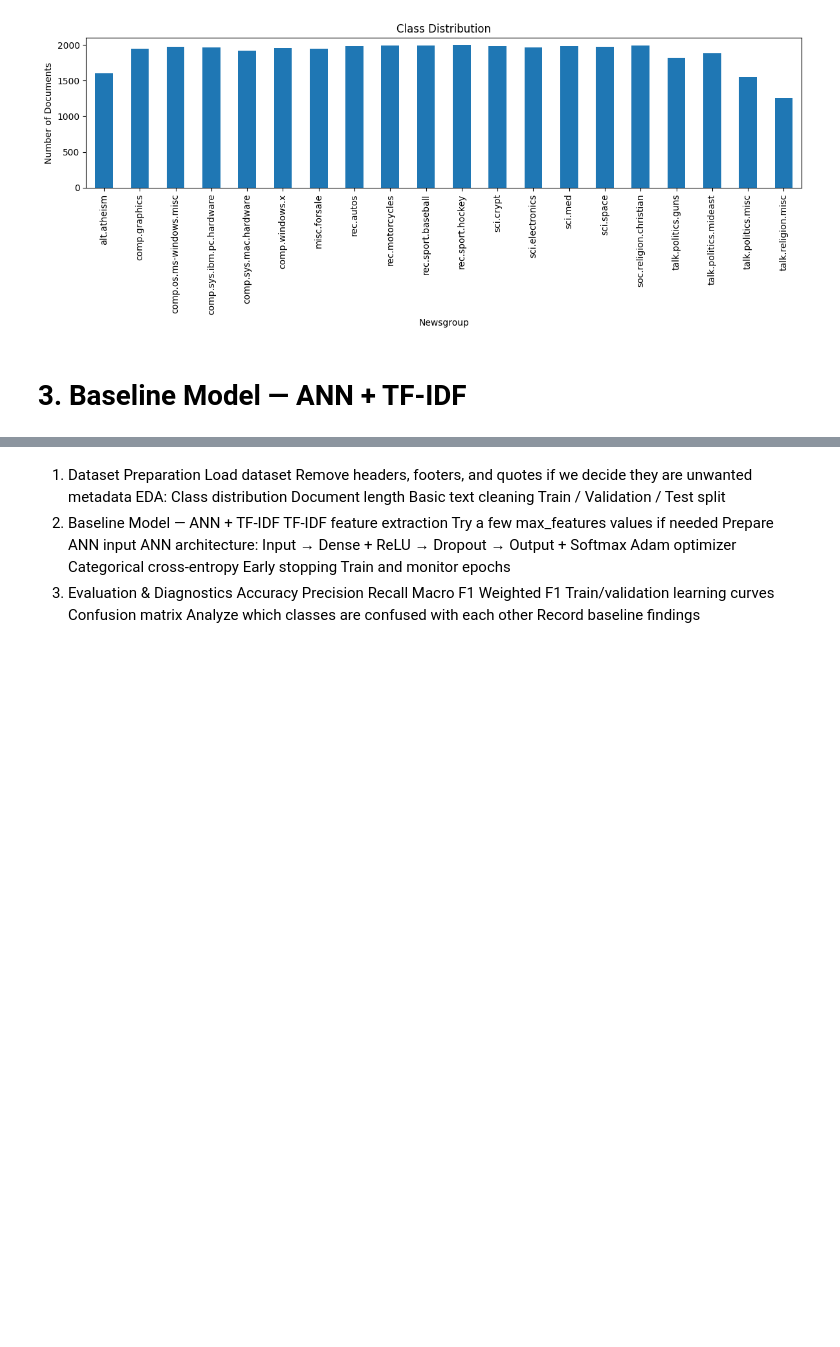
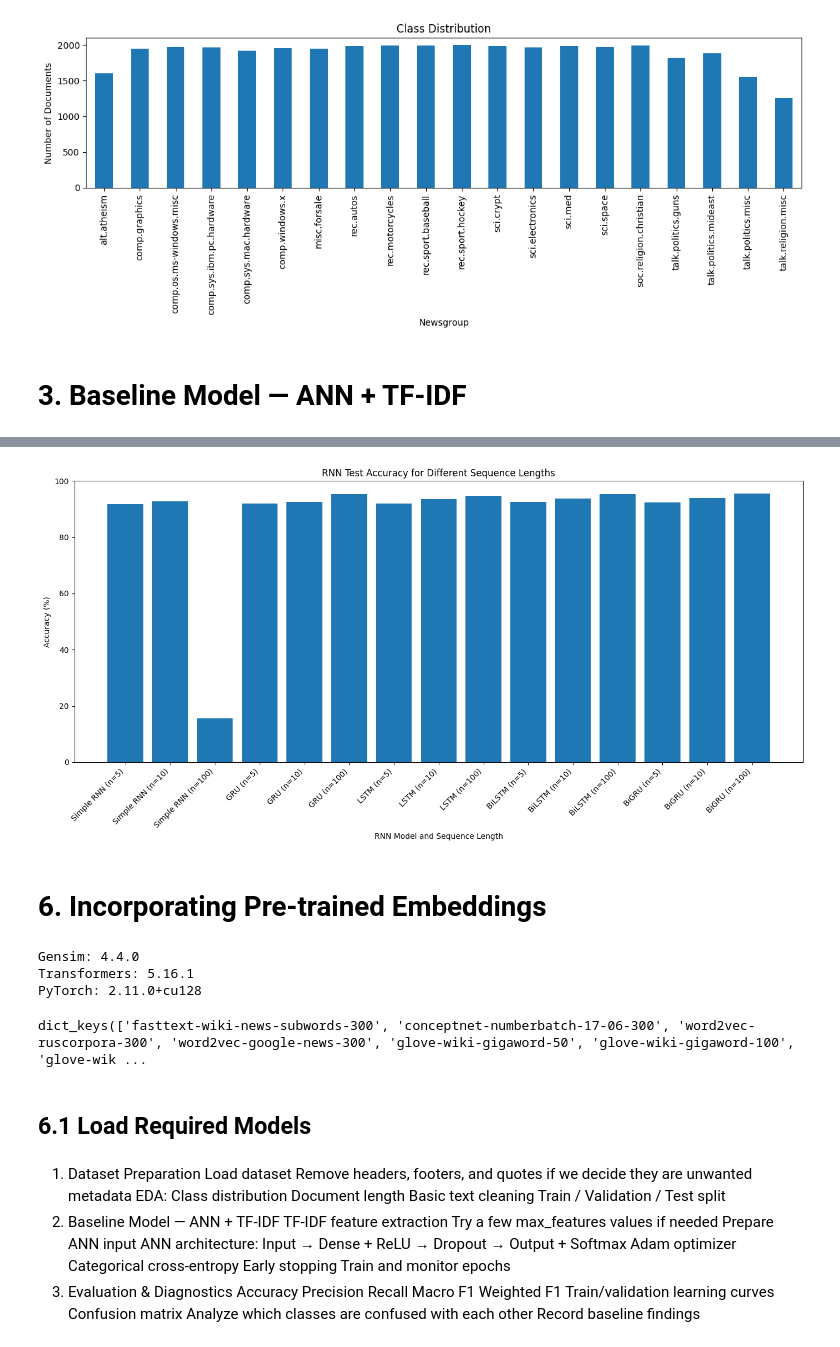
Before and after one commit to fatimahirshad/Sprint-03, a Jupyter notebook: nlp-assignment-2.ipynb, the cells around one changed output, grey strips where cells are left out. Drawn from its saved outputs; the diff is of its cells as text; code cells hidden in the pictures; blank space fills up the shorter version.

```diff
--- a/nlp-assignment-2.ipynb
+++ b/nlp-assignment-2.ipynb
@@ -222,0 +562,20 @@ plt.show()
+# %%
+# Tokenize text into integer sequences
+max_words = 10000
+
+tokenizer = Tokenizer(
+    num_words=max_words,
+    oov_token="<OOV>"
+)
+
+# Learn vocabulary only from training data
+tokenizer.fit_on_texts(X_train)
+
+# Convert text into integer sequences
+X_train_seq = tokenizer.texts_to_sequences(X_train)
+X_val_seq = tokenizer.texts_to_sequences(X_val)
+X_test_seq = tokenizer.texts_to_sequences(X_test)
+
+print("Training sequences:", len(X_train_seq))
+print("Validation sequences:", len(X_val_seq))
+print("Test sequences:", len(X_test_seq))
@@ -222,0 +1306,53 @@ plt.show()
+# %%
+# Visualize RNN test results
+
+plt.figure(figsize=(14, 7))
+
+# Create configuration labels
+rnn_eval_df["Configuration"] = (
+    rnn_eval_df["Model"] +
+    " (n=" +
+    rnn_eval_df["n"].astype(str) +
+    ")"
+)
+
+# Plot accuracy
+plt.bar(
+    rnn_eval_df["Configuration"],
+    rnn_eval_df["Accuracy"] * 100
+)
+
+plt.xlabel("RNN Model and Sequence Length")
+plt.ylabel("Accuracy (%)")
+plt.title("RNN Test Accuracy for Different Sequence Lengths")
+
+plt.xticks(rotation=45, ha="right")
+plt.ylim(0, 100)
+plt.tight_layout()
+plt.show()
+# %% [output]
+[figure, added]
+# %% [markdown]
+# 6. Incorporating Pre-trained Embeddings
+# %%
+# Check required libraries
+
+import gensim
+import transformers
+import torch
+
+print("Gensim:", gensim.__version__)
+print("Transformers:", transformers.__version__)
+print("PyTorch:", torch.__version__)
+# %% [output]
+Gensim: 4.4.0
+Transformers: 5.16.1
+PyTorch: 2.11.0+cu128
+# %%
+import gensim.downloader as api
+
+print(api.info()["models"].keys())
+# %% [output]
+dict_keys(['fasttext-wiki-news-subwords-300', 'conceptnet-numberbatch-17-06-300', 'word2vec-ruscorpora-300', 'word2vec-google-news-300', 'glove-wiki-gigaword-50', 'glove-wiki-gigaword-100', 'glove-wik ...
+# %% [markdown]
+## 6.1 Load Required Models
```
Also changed, not shown: parts of 54 cells of this notebook.
